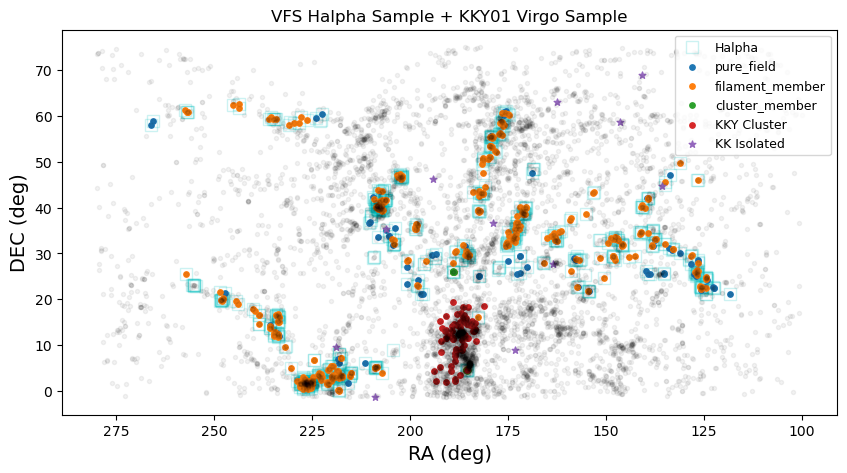
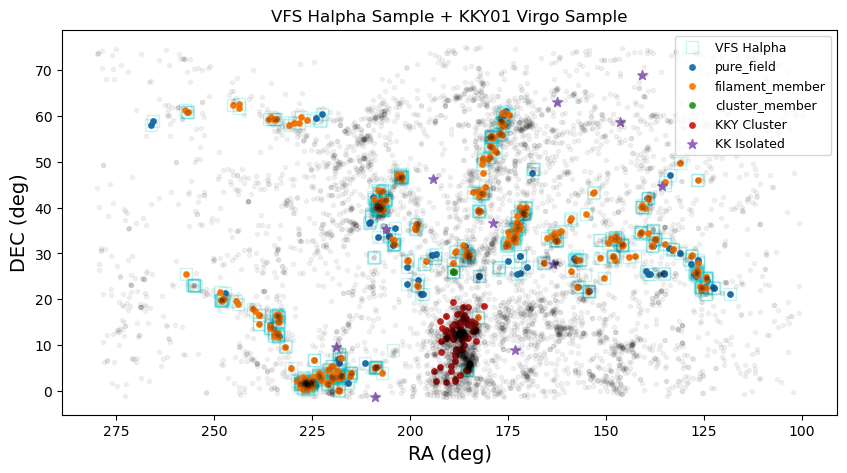
The notebook cell's code change between the first figure and the second:
--- before
+++ after
@@ -8,5 +8,5 @@
 # plot full Halpha Sample with cyan boxes
 flag = v.main['HAobsflag']
-plt.plot(v.main['RA'][flag],v.main['DEC'][flag],'cs',mfc='None',markersize=9,alpha=.2, label='Halpha',zorder=0)
+plt.plot(v.main['RA'][flag],v.main['DEC'][flag],'cs',mfc='None',markersize=9,alpha=.2, label='VFS Halpha',zorder=0)
 
 envs = ['pure_field','filament_member','cluster_member']
@@ -27,5 +27,5 @@
 viso = Table.read('vf_v2_koopmann_isolated.fits')
 flag = viso['kmatchflag']
-plt.scatter(viso['RA'][flag],viso['DEC'][flag],label='KK Isolated',s=25,marker="*")
+plt.scatter(viso['RA'][flag],viso['DEC'][flag],label='KK Isolated',s=50,marker="*")
 
 

Commit: - organizing notebooks